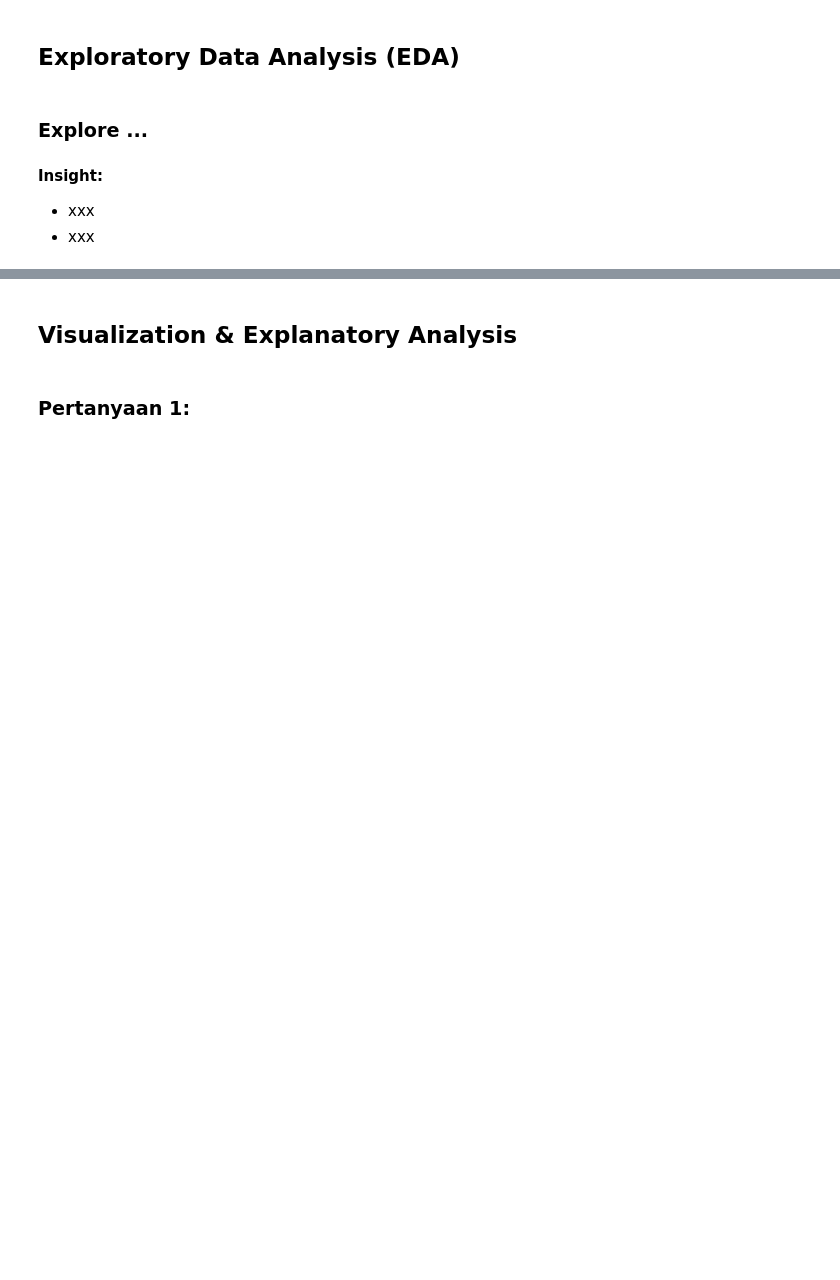
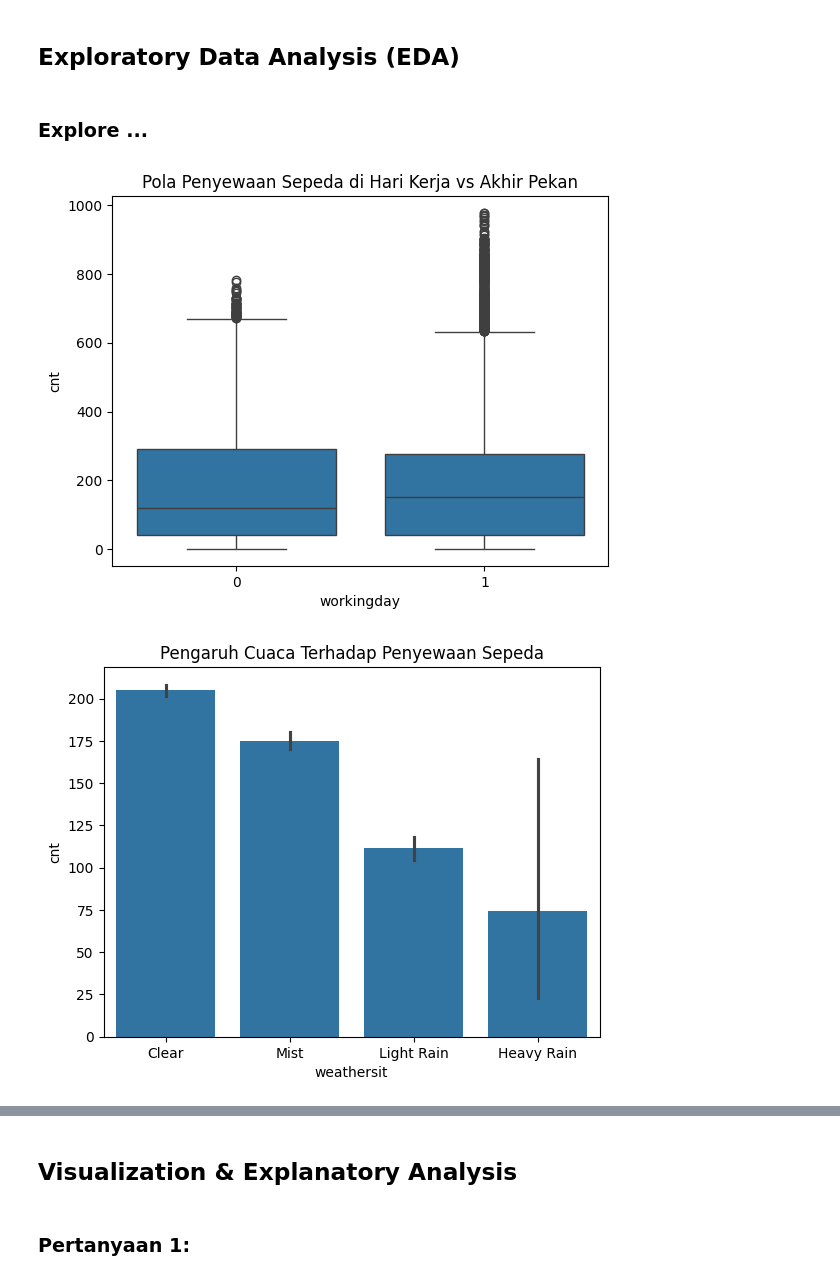
Before and after one commit to OktaPitriani/Proyek, a Jupyter notebook: Proyek_Analisis_Data.ipynb, the cells around one changed output, grey strips where cells are left out. Cells and saved outputs as stored; diff of their text form; code cells hidden in the pictures; blank space fills up the shorter version.

```diff
--- a/Proyek_Analisis_Data.ipynb
+++ b/Proyek_Analisis_Data.ipynb
@@ -22,0 +27,2 @@
+# %%
+hour_df = pd.read_csv('bike-sharing-data/hour.csv')
@@ -34,0 +142,2 @@
+# %%
+hour_df.dropna(inplace=True)
@@ -34,0 +146,5 @@
+# %%
+hour_df['temp'] = hour_df['temp'] * 41
+hour_df['atemp'] = hour_df['atemp'] * 50
+hour_df['hum'] = hour_df['hum'] * 100
+hour_df['windspeed'] = hour_df['windspeed'] * 67
@@ -34,0 +153,8 @@
+# %%
+hour_df['season'] = hour_df['season'].map({1: 'Spring', 2: 'Summer', 3: 'Fall', 4: 'Winter'})
+hour_df['weathersit'] = hour_df['weathersit'].map({
+    1: 'Clear',
+    2: 'Mist',
+    3: 'Light Rain',
+    4: 'Heavy Rain'
+})
@@ -36,7 +167,14 @@
 ## Exploratory Data Analysis (EDA)
 # %% [markdown]
 ### Explore ...
-# %% [markdown]
-**Insight:**
-- xxx
-- xxx
+# %%
+sns.boxplot(x='workingday', y='cnt', data=hour_df)
+plt.title('Pola Penyewaan Sepeda di Hari Kerja vs Akhir Pekan')
+plt.show()
+
+sns.barplot(x='weathersit', y='cnt', data=hour_df)
+plt.title('Pengaruh Cuaca Terhadap Penyewaan Sepeda')
+plt.show()
+# %% [output]
+[figure, added]
+[figure, added]
```
Also changed, not shown: parts of 26 cells of this notebook.
